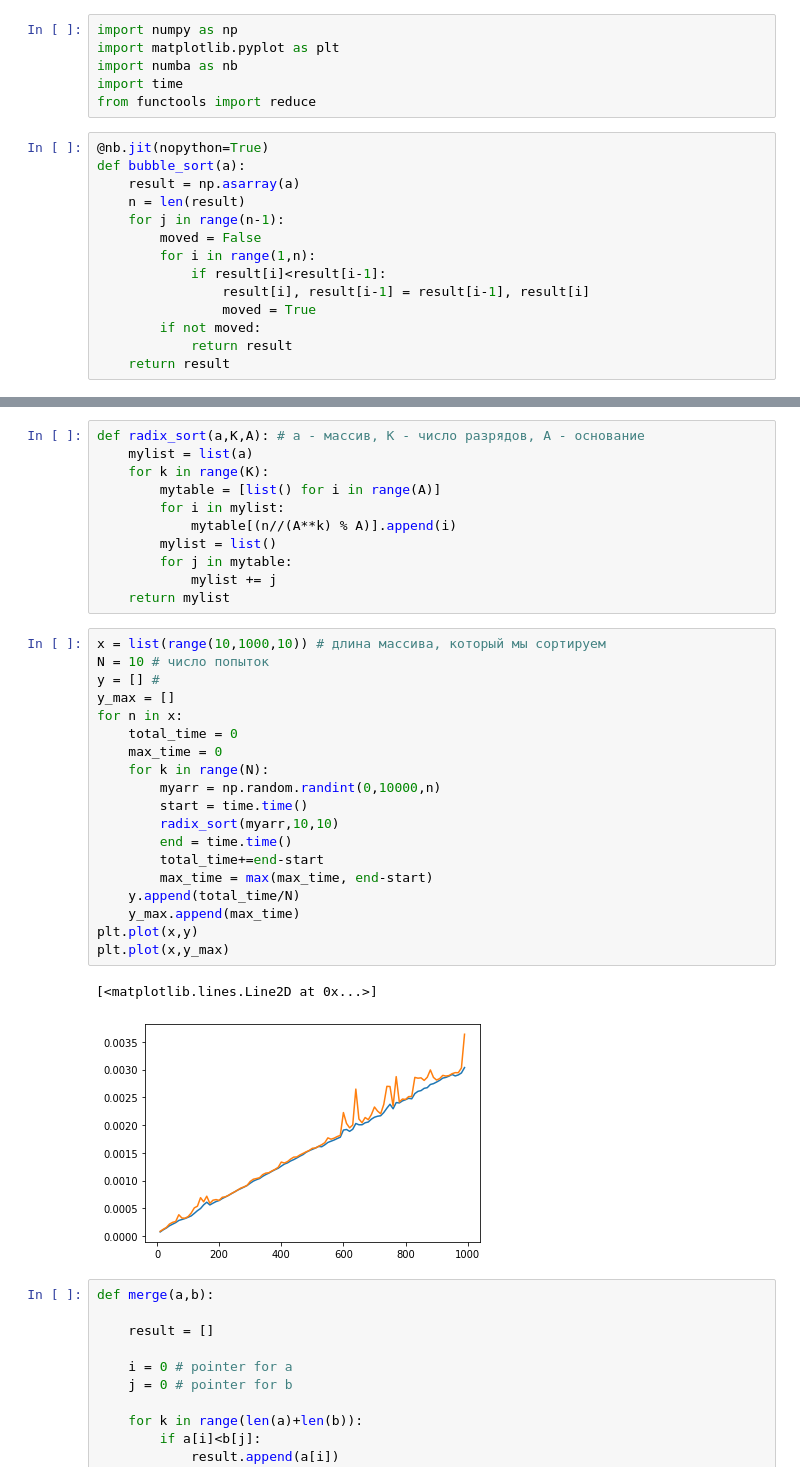
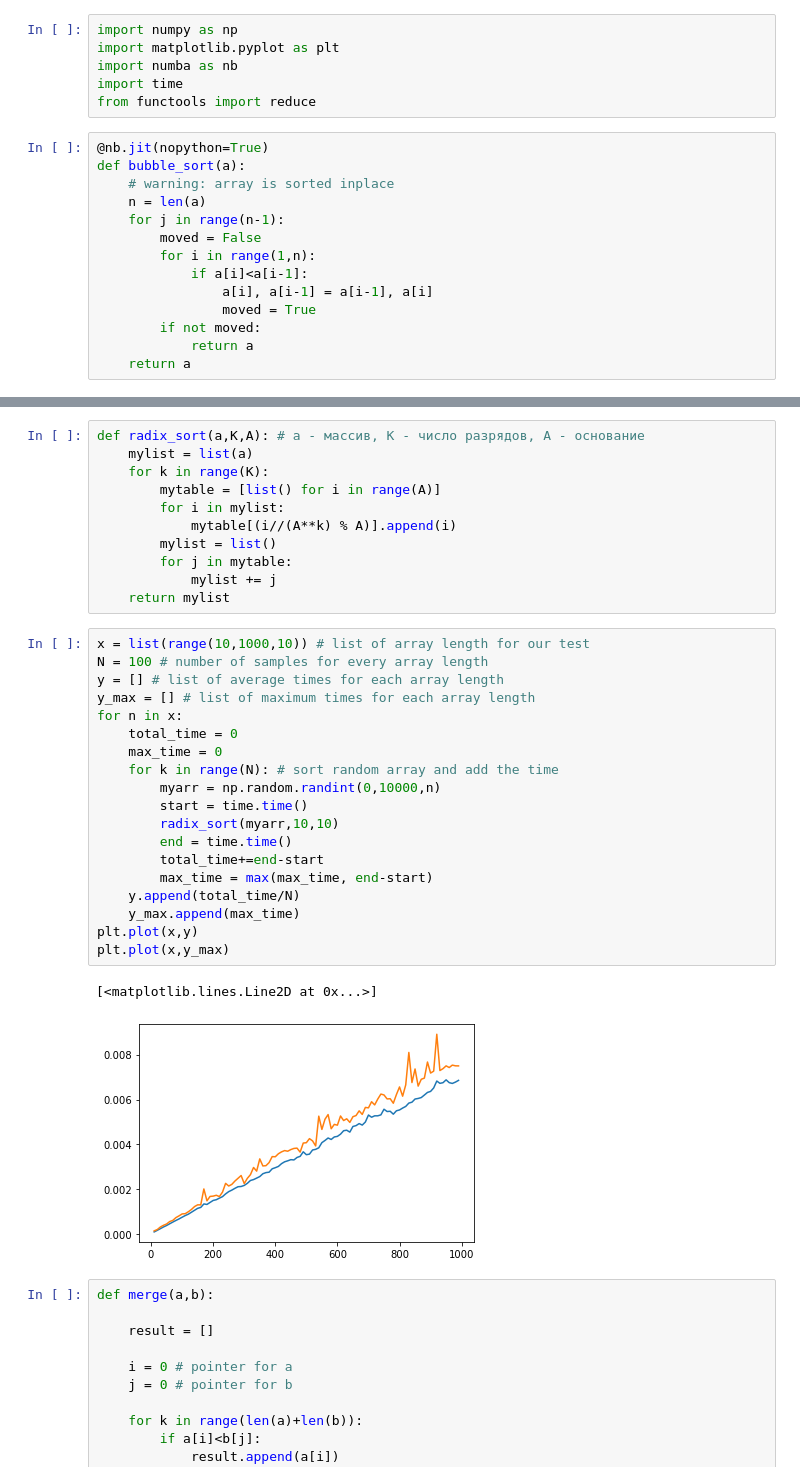
Before and after one commit to anuramat/comp_algos, a Jupyter notebook: sorting.ipynb, the cells around one changed output, grey strips where cells are left out. Drawn from its saved outputs; the diff is of its cells as text.

```diff
--- a/sorting.ipynb
+++ b/sorting.ipynb
@@ -7,14 +7,14 @@ from functools import reduce
 # %%
 @nb.jit(nopython=True)
 def bubble_sort(a):
-    result = np.asarray(a)
-    n = len(result)
+    # warning: array is sorted inplace
+    n = len(a)
     for j in range(n-1):
         moved = False
         for i in range(1,n):
-            if result[i]<result[i-1]:
-                result[i], result[i-1] = result[i-1], result[i]
+            if a[i]<a[i-1]:
+                a[i], a[i-1] = a[i-1], a[i]
                 moved = True
         if not moved:
-            return result
-    return result
+            return a
+    return a
@@ -47,33 +51,33 @@ def radix_sort(a,K,A): # a - массив, K - число разрядов, A -
     for k in range(K):
         mytable = [list() for i in range(A)]
         for i in mylist:
-            mytable[(n//(A**k) % A)].append(i)
+            mytable[(i//(A**k) % A)].append(i)
         mylist = list()
         for j in mytable:
             mylist += j
     return mylist
 # %%
-x = list(range(10,1000,10)) # длина массива, который мы сортируем
-N = 10 # число попыток
-y = [] #
-y_max = []
+x = list(range(10,1000,10)) # list of array length for our test
+N = 100 # number of samples for every array length
+y = [] # list of average times for each array length
+y_max = [] # list of maximum times for each array length
 for n in x:
     total_time = 0
     max_time = 0
-    for k in range(N):
+    for k in range(N): # sort random array and add the time
         myarr = np.random.randint(0,10000,n)
         start = time.time()
         radix_sort(myarr,10,10)
         end = time.time()
         total_time+=end-start
         max_time = max(max_time, end-start)
     y.append(total_time/N)
     y_max.append(max_time)
 plt.plot(x,y)
 plt.plot(x,y_max)
 # %% [output]
 [<matplotlib.lines.Line2D at 0x...>]
-[figure, old version]
+[figure, new version]
 # %%
 def merge(a,b):
 
```
Also changed, not shown: parts of 3 cells of this notebook.
